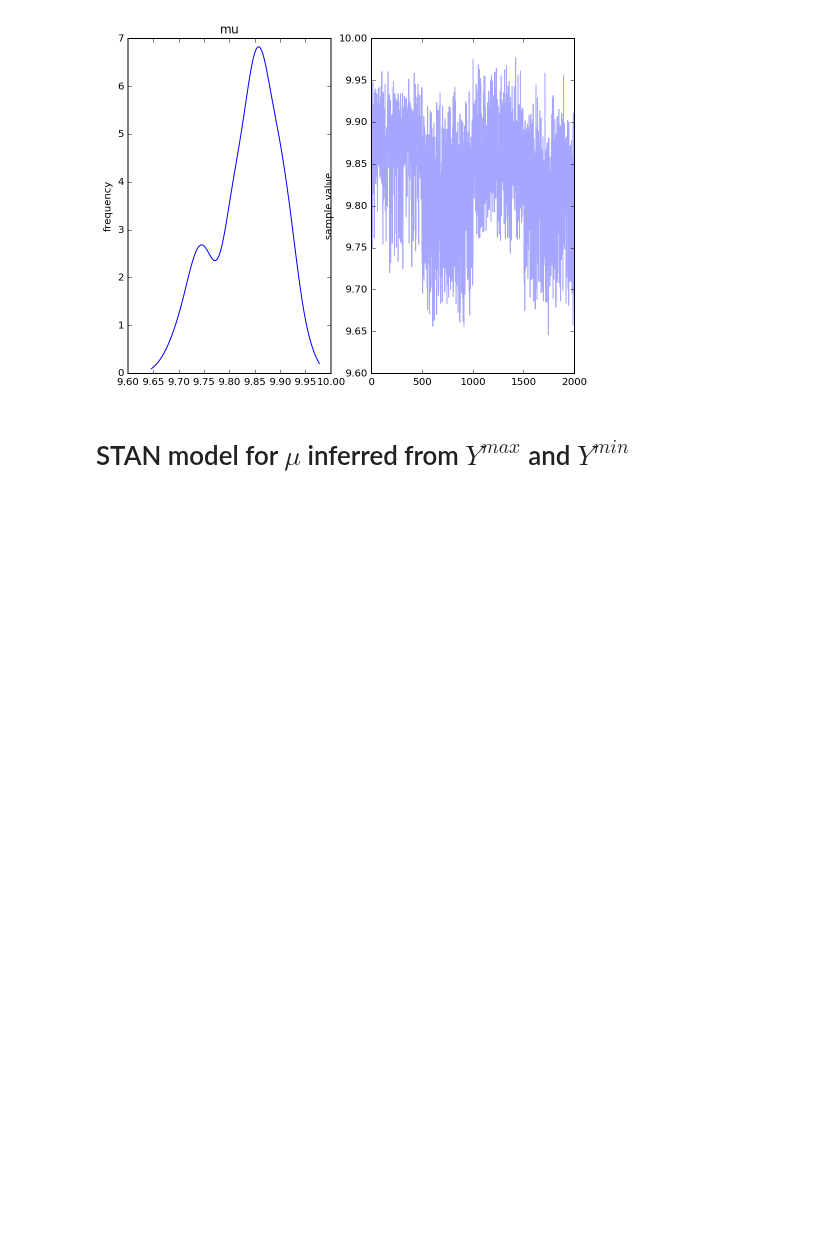
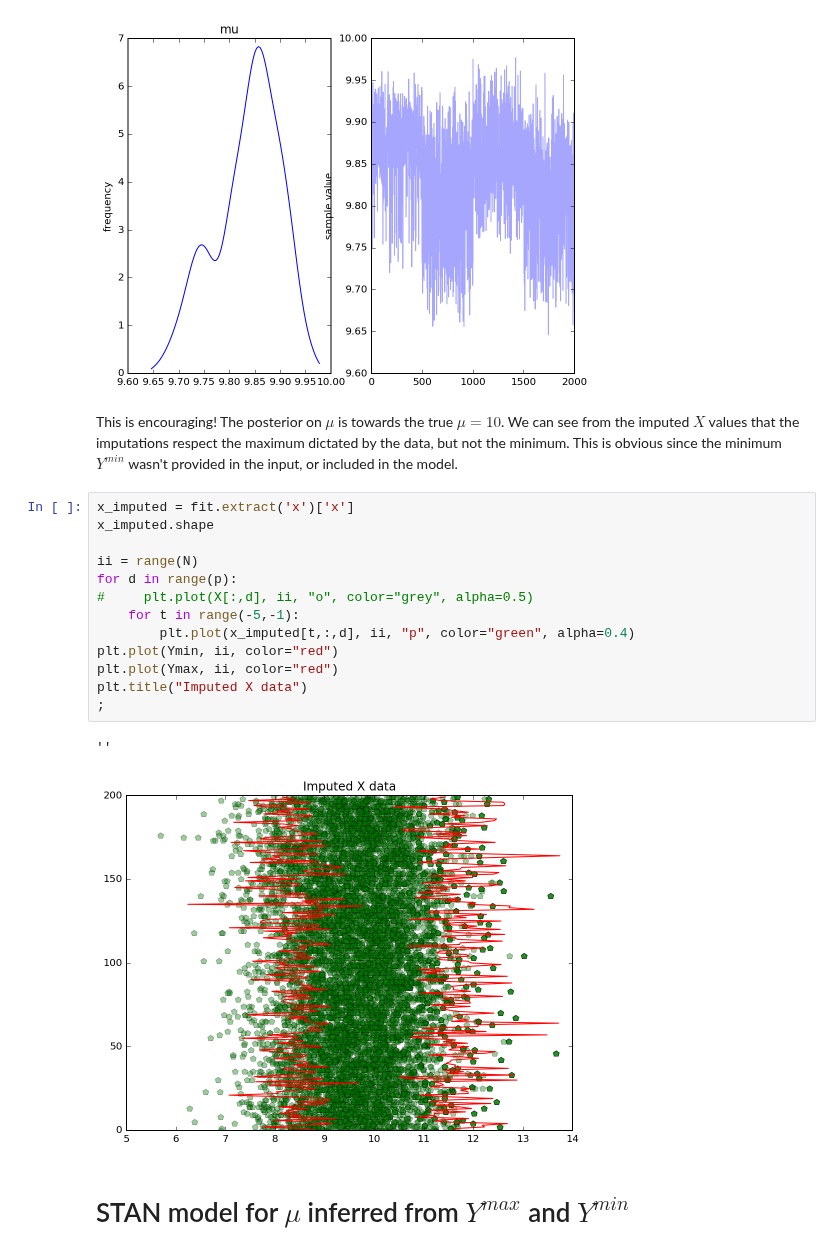
Before and after one commit to maximerischard/TemperatureImputations.jl, a Jupyter notebook: MaxInference.ipynb, the cells around one changed output. Saved outputs shown, nothing was run; the diff lists cells and outputs as text; blank space fills up the shorter version.

```diff
--- a/MaxInference.ipynb
+++ b/MaxInference.ipynb
@@ -151,5 +159,23 @@ x[120,0]    **OUTPUT MUTED**
 fit.plot(['mu']);
 # %% [output]
 [figure]
+# %% [markdown]
+This is encouraging! The posterior on $\mu$ is towards the true $\mu=10$. We can see from the imputed $X$ values that the imputations respect the maximum dictated by the data, but not the minimum. This is obvious since the minimum $Y^{min}$ wasn't provided in the input, or included in the model.
+# %%
+x_imputed = fit.extract('x')['x']
+x_imputed.shape
+
+ii = range(N)
+for d in range(p):
+#     plt.plot(X[:,d], ii, "o", color="grey", alpha=0.5)
+    for t in range(-5,-1):
+        plt.plot(x_imputed[t,:,d], ii, "p", color="green", alpha=0.4)
+plt.plot(Ymin, ii, color="red")
+plt.plot(Ymax, ii, color="red")
+plt.title("Imputed X data")
+;
+# %% [output]
+''
+[figure, added]
 # %% [markdown]
 # STAN model for $\mu$ inferred from $Y^{max}$ and $Y^{min}$
```
Also changed, not shown: parts of 31 cells of this notebook.
